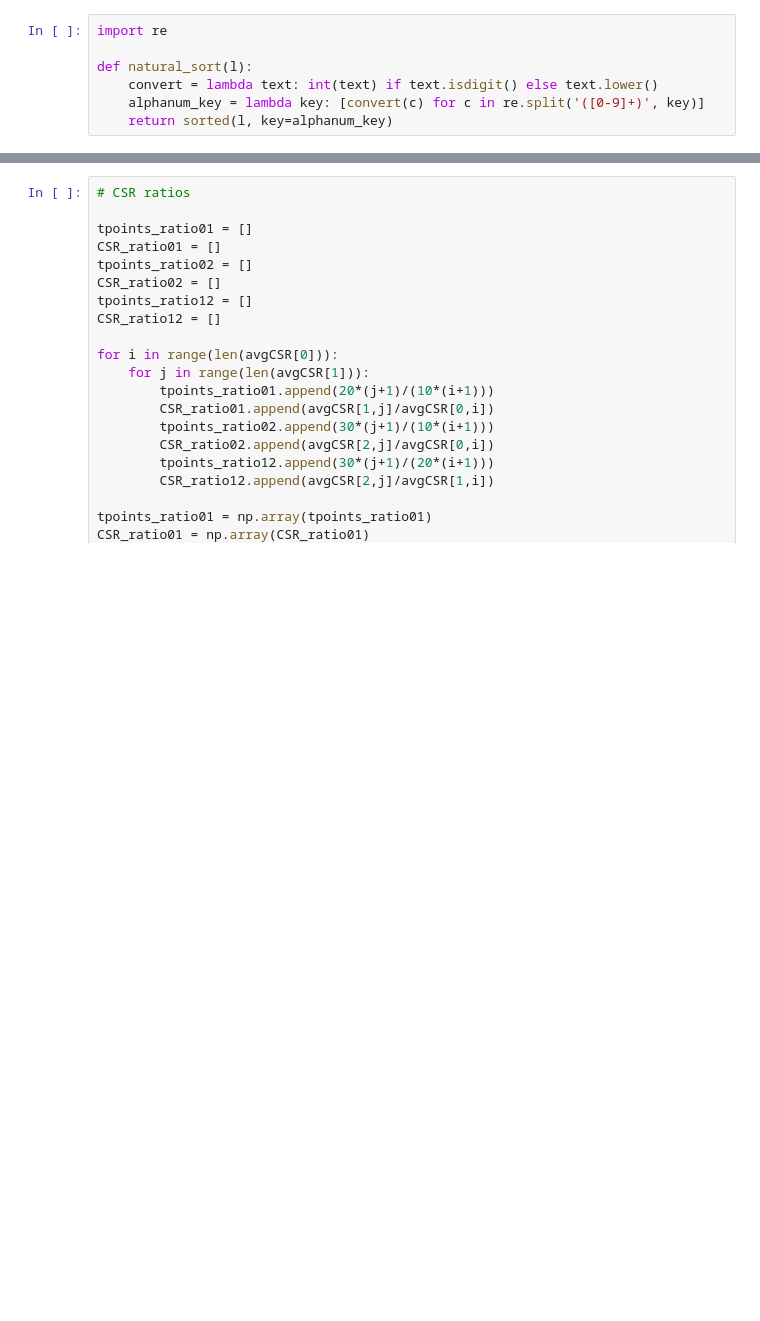
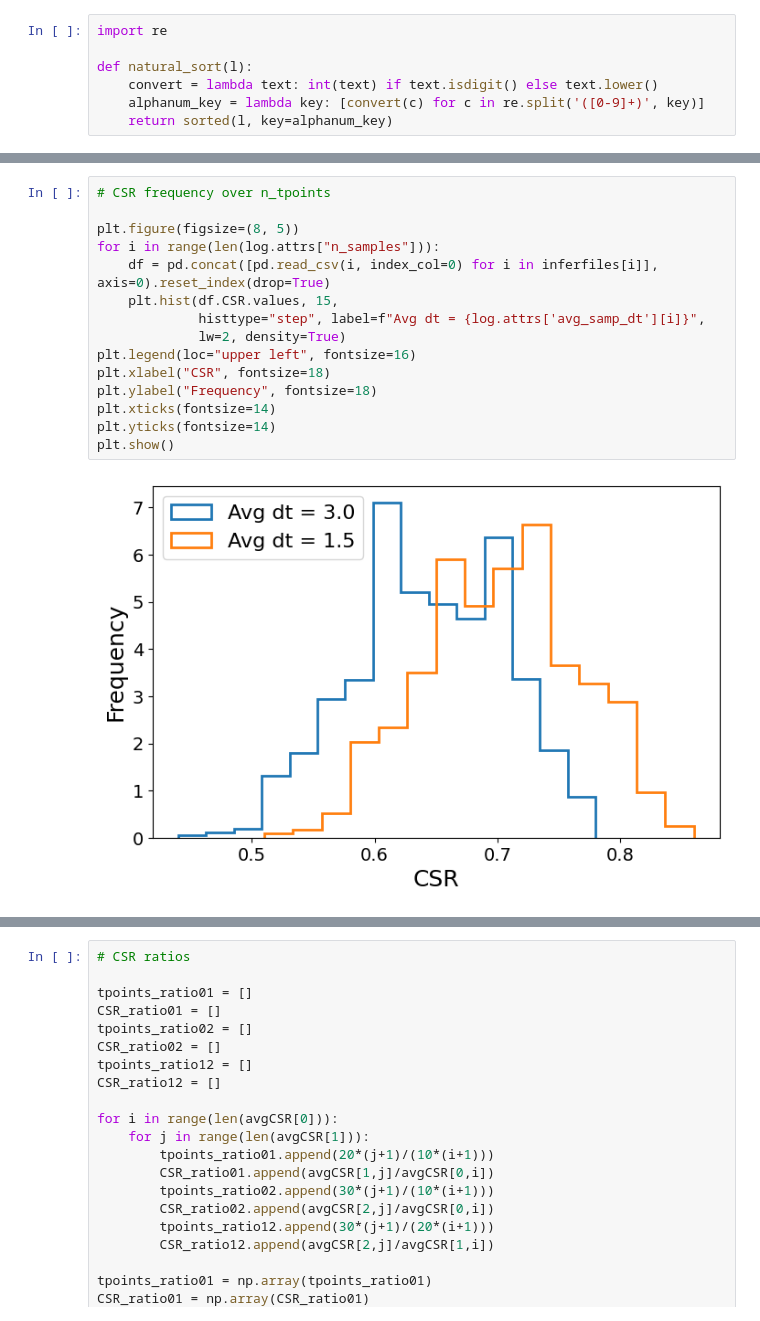
Before and after one commit to joaovaleriano/gLV_OED, a Jupyter notebook: notebooks/analysis_all_perturb.ipynb, the cells around one changed output, grey strips where cells are left out. Saved outputs shown, nothing was run; the diff lists cells and outputs as text; blank space fills up the shorter version.

```diff
--- a/notebooks/analysis_all_perturb.ipynb
+++ b/notebooks/analysis_all_perturb.ipynb
@@ -293,0 +96,17 @@ plt.show()
+# %%
+# CSR frequency over n_tpoints
+
+plt.figure(figsize=(8, 5))
+for i in range(len(log.attrs["n_samples"])):
+    df = pd.concat([pd.read_csv(i, index_col=0) for i in inferfiles[i]], axis=0).reset_index(drop=True)
+    plt.hist(df.CSR.values, 15,
+             histtype="step", label=f"Avg dt = {log.attrs['avg_samp_dt'][i]}",
+             lw=2, density=True)
+plt.legend(loc="upper left", fontsize=16)
+plt.xlabel("CSR", fontsize=18)
+plt.ylabel("Frequency", fontsize=18)
+plt.xticks(fontsize=14)
+plt.yticks(fontsize=14)
+plt.show()
+# %% [output]
+[figure, added]
```
Also changed, not shown: parts of 46 cells of this notebook, 2 other files.
